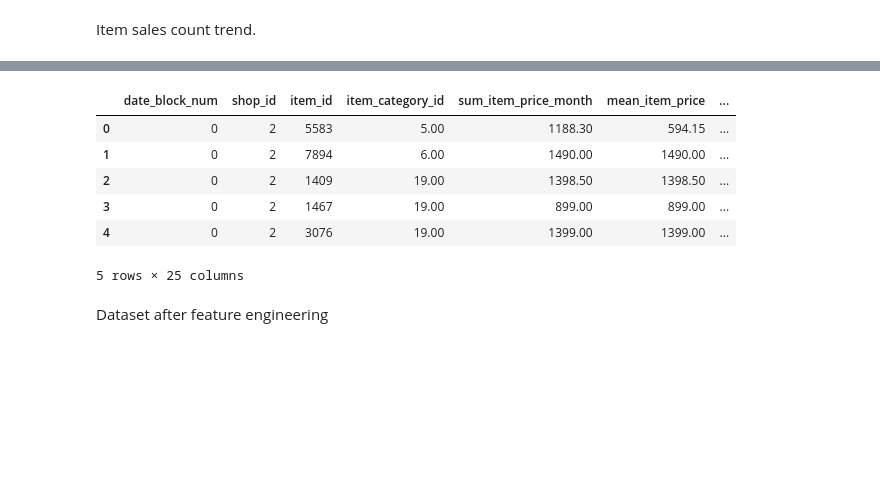
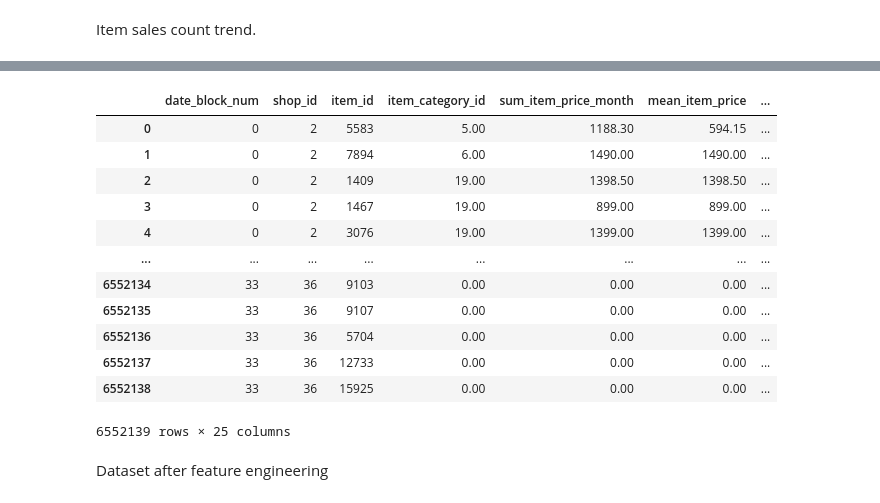
Before and after one commit to ionahu08/StoreSalesForecasting, a Jupyter notebook: Competition/Code/EDA and Feature Engineer.ipynb, the cells around one changed output, grey strips where cells are left out. Saved outputs shown, nothing was run; the diff lists cells and outputs as text; code cells hidden in the pictures; blank space fills up the shorter version.

```diff
--- a/Competition/Code/EDA and Feature Engineer.ipynb
+++ b/Competition/Code/EDA and Feature Engineer.ipynb
@@ -181,6 +190,6 @@ I'm dropping the text features since I won't be doing anything with them.
 We are asked to predict total sales for every product and store in the next month, and our data is given by day, so let's remove unwanted columns and aggregate the data by month.
 # %%
 # Select only useful features.
-train_monthly = train_new[['date', 'date_block_num', 'shop_id', 'item_category_id', 'item_id', 'item_price_sum', 'item_cnt_day']]
+train_monthly = train_new[['date', 'date_block_num', 'shop_id', 'item_category_id', 'item_id', 'item_price','item_price_sum', 'item_cnt_day']]
 train_monthly.head()
 # %% [output]
@@ -348,7 +362,10 @@ train_monthly.head()
 # %% [markdown]
 Unitary item prices.
 # %%
-train_monthly['item_price_unit'] = train_monthly['sum_item_price_month'] // train_monthly['sum_item_cnt_month']
+# train_monthly['item_price_unit'] = train_monthly['sum_item_price_month'] // train_monthly['sum_item_cnt_month']
+# train_monthly['item_price_unit'].fillna(0, inplace=True)
+
+train_monthly['item_price_unit'] = np.where(train_monthly['sum_item_cnt_month']>0, train_monthly['sum_item_price_month'] // train_monthly['sum_item_cnt_month'], np.nan)
 train_monthly['item_price_unit'].fillna(0, inplace=True)
 train_monthly.head()
 # %% [output]
@@ -448,16 +457,22 @@ Item sales count trend.
 # %%
 train_monthly['item_trend'] = train_monthly['sum_item_cnt_month']
 
 train_monthly['item_trend'] = (train_monthly['item_trend'] - train_monthly['item_cnt_shifted3'])/len(lag_list)
-train_monthly.head()
+train_monthly
 # %% [output]
 |  | date_block_num | shop_id | item_id | item_category_id | sum_item_price_month | mean_item_price | ... |
 | 0 | 0 | 2 | 5583 | 5.00 | 1188.30 | 594.15 | ... |
 | 1 | 0 | 2 | 7894 | 6.00 | 1490.00 | 1490.00 | ... |
 | 2 | 0 | 2 | 1409 | 19.00 | 1398.50 | 1398.50 | ... |
 | 3 | 0 | 2 | 1467 | 19.00 | 899.00 | 899.00 | ... |
 | 4 | 0 | 2 | 3076 | 19.00 | 1399.00 | 1399.00 | ... |
+| ... | ... | ... | ... | ... | ... | ... | ... |
+| 6552134 | 33 | 36 | 9103 | 0.00 | 0.00 | 0.00 | ... |
+| 6552135 | 33 | 36 | 9107 | 0.00 | 0.00 | 0.00 | ... |
+| 6552136 | 33 | 36 | 5704 | 0.00 | 0.00 | 0.00 | ... |
+| 6552137 | 33 | 36 | 12733 | 0.00 | 0.00 | 0.00 | ... |
+| 6552138 | 33 | 36 | 15925 | 0.00 | 0.00 | 0.00 | ... |
-5 rows × 25 columns
+6552139 rows × 25 columns
 # %% [markdown]
 Dataset after feature engineering
 # %%
```
Also changed, not shown: parts of 19 cells of this notebook.
